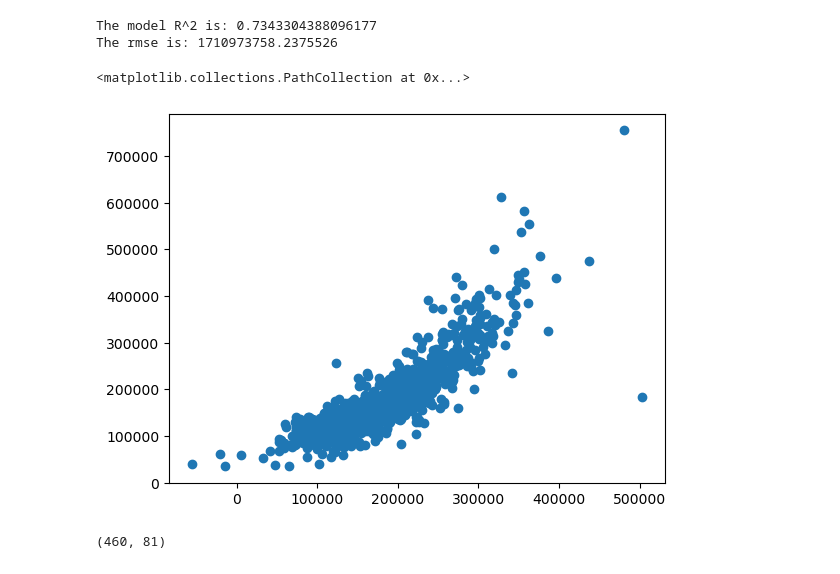
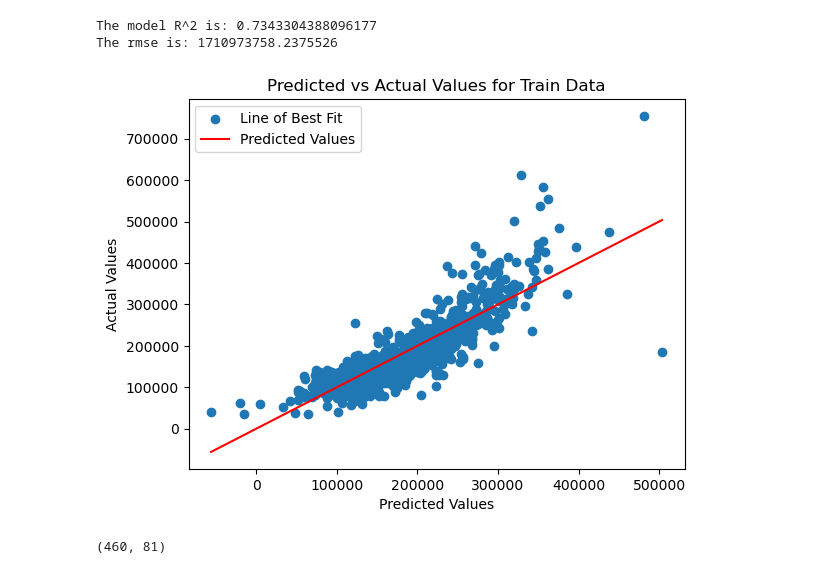
Before and after one commit to onexi/house-price-prediction-KBoukin, a Jupyter notebook: Predict_House_Prices_Part_1.ipynb, the cells around one changed output. Cells and saved outputs as stored; diff of their text form; code cells hidden in the pictures.

Commit message:
nicer plots for both predicted sets

```diff
--- a/Predict_House_Prices_Part_1.ipynb
+++ b/Predict_House_Prices_Part_1.ipynb
@@ -115,12 +115,19 @@ print('The rmse is:',mean_squared_error(Y, predictions))
 # %% [output]
 The model R^2 is: 0.7343304388096177
 The rmse is: 1710973758.2375526
-# %%
-# Scatter plot of predictions
-plt.scatter(predictions, Y)
-# %% [output]
-<matplotlib.collections.PathCollection at 0x...>
-[figure, removed]
+# %%
+# Scatter plot of predictions
+plt.scatter(predictions, Y)
+#add line of best fit
+plt.plot(np.unique(predictions), np.poly1d(np.polyfit(predictions, Y, 1))(np.unique(predictions)), color='red')
+#add legend and labels
+plt.legend(['Line of Best Fit', 'Predicted Values'])
+plt.xlabel('Predicted Values')
+plt.ylabel('Actual Values')
+plt.title('Predicted vs Actual Values for Train Data')
+plt.show()
+# %% [output]
+[figure, added]
 # %%
 #read test data
 test = data.iloc[1000:,:]
```
Also changed, not shown: parts of 2 cells of this notebook.
